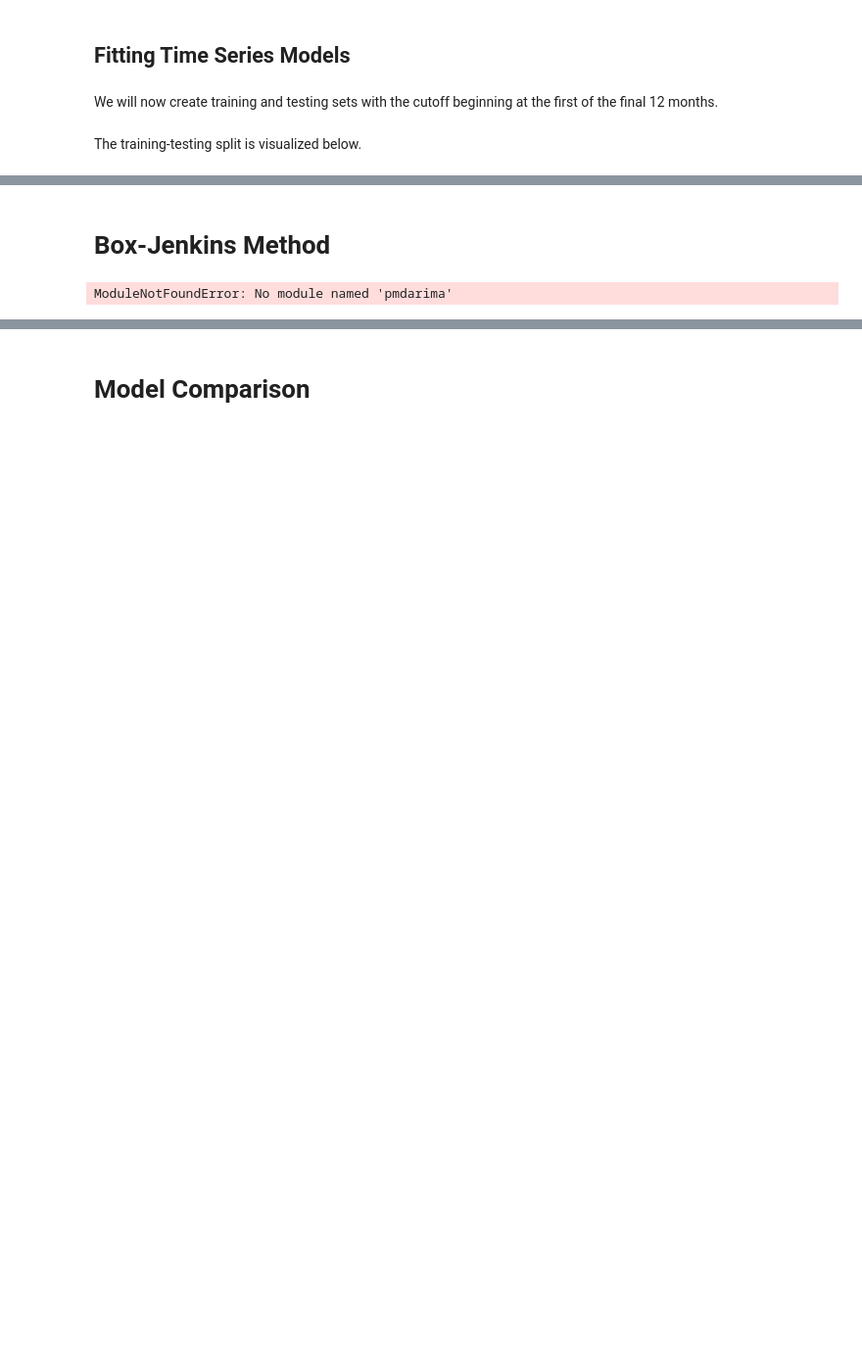
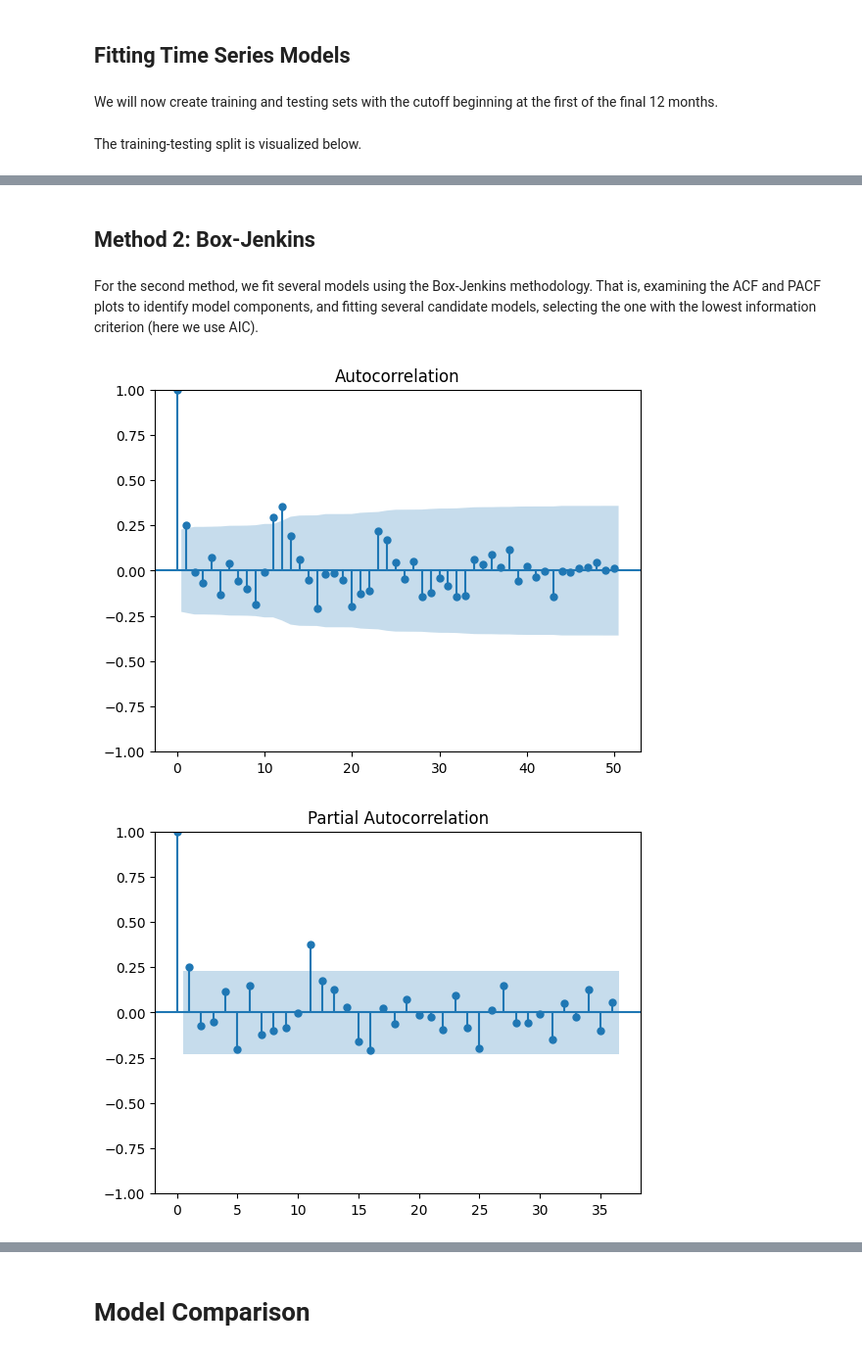
Before and after one commit to brooks-coding/Final-Project, a Jupyter notebook: main.ipynb, the cells around one changed output, grey strips where cells are left out. Shown at 98% size. Cells and saved outputs as stored; diff of their text form; code cells hidden in the pictures; blank space fills up the shorter version.

```diff
--- a/main.ipynb
+++ b/main.ipynb
@@ -166,60 +145,21 @@ rf_pred = rf_ma_1.predict(n = len(y_test))
 # %% [markdown]
-# Box-Jenkins Method
+## Method 2: Box-Jenkins
-# %%
-# import packages
-import pandas as pd
-import numpy as np
-import matplotlib.pyplot as plt
-from statsmodels.tsa.stattools import adfuller
-from statsmodels.graphics.tsaplots import plot_acf, plot_pacf
-from pmdarima import auto_arima
-
-# The time series plot is observed above, so we move to identify if
-# our data is stationary or not
-
-monthly_means = df["Rainfall"]
-
-def check_stationarity(series):
-    """
-    Purpose: Utilize ADF Testing to determine stationarity.
-
-    Input: Time Series
-    Output: Stationary statistics + Indication
-    """
-    result = adfuller(series)
-    print(f"ADF Statistic: {result[0]}\n")
-    print(f"P-value:{result[1]}")
-    if result[1] <= 0.05:
-        print("Data is Stationary \n")
-    else:
-        print("Data is not Stationary, Differencing required. \n")
-    # Test 1:
-print("Stationarity Test (Monthly): \n")
-check_stationarity(monthly_means)
-
-# Data is stationary, check ACF and PACF
-plot_acf(monthly_means)
-plot_pacf(monthly_means)
-
-
-# Model-Fitting Procedures
-monthly_model = auto_arima(monthly_means,seasonal=False,trace=True,suppress_warnings=True,stepwise=True)
-
-print("Test 1: Monthly Model Summary")
-print(monthly_model.summary())
-print("\n")
-
-# Forecasting
-daily_forecast = monthly_model.predict(n_periods=12)
-data_index = pd.date_range(start=monthly_model.index[-1],periods=12,freq="D")
-daily_series_forecast = pd.Series(daily_forecast,index=data_index)
-
-figure_data = pd.concat([monthly_model,daily_series_forecast])
-
-plt.figure(figsize=(10,5))
-plt.plot(figure_data[-50:-1],label="Monthly Series (1,0,0) Forecast")
-plt.xlabel("Time (months))")
-plt.ylabel("Rainfall(mm)")
-plt.show()
-# %% [output]
-ModuleNotFoundError: No module named 'pmdarima'
+# %% [markdown]
+For the second method, we fit several models using the Box-Jenkins methodology. That is, examining the ACF and PACF plots to identify model components, and fitting several candidate models, selecting the one with the lowest information criterion (here we use AIC).
+# %%
+import pandas as pd
+import numpy as np
+import matplotlib.pyplot as plt
+from statsmodels.tsa.arima.model import ARIMA
+from statsmodels.tsa.statespace.sarimax import SARIMAX
+from statsmodels.tsa.stattools import acf,pacf
+from statsmodels.graphics.tsaplots import plot_acf,plot_pacf
+
+acf_vals = plot_acf(y_train, lags=50)
+pacf_vals = plot_pacf(y_train, lags=36)
+
+# ACF Results: MA could potentially be 0 or 1
+# PACF Results: AR could potentially be 0 or 1
+# %% [output]
+[figure, added]
+[figure, added]
```
Also changed, not shown: parts of 30 cells of this notebook.
